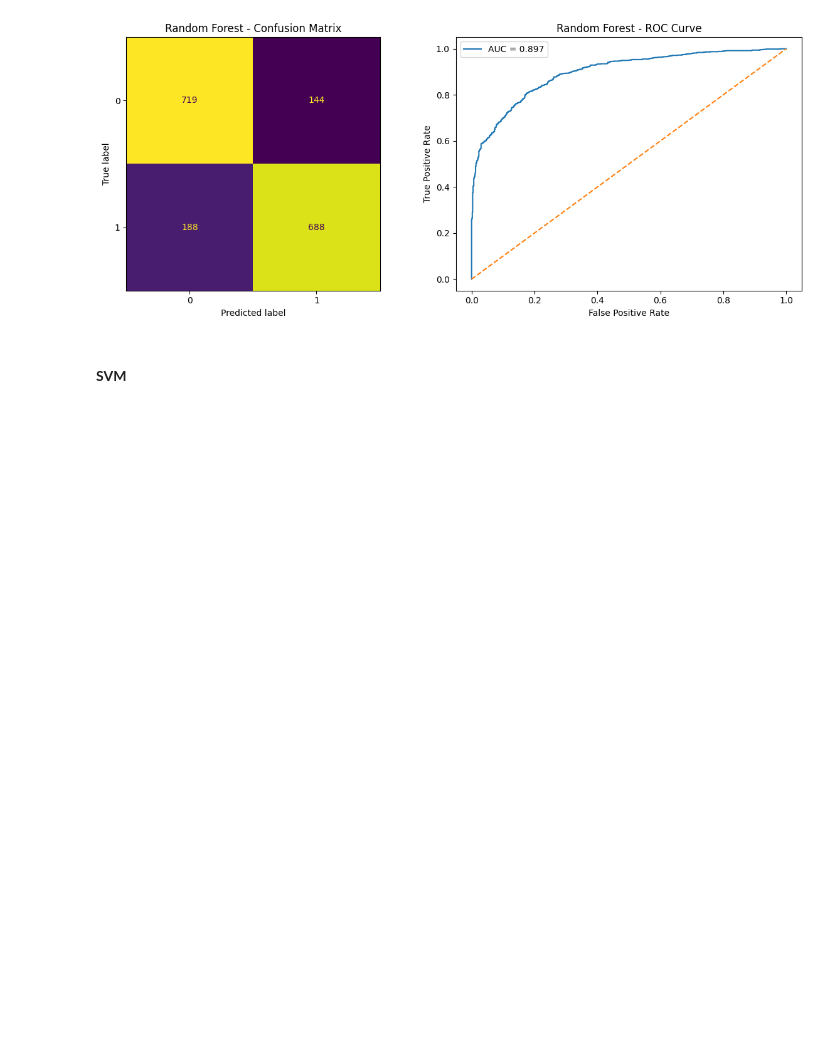
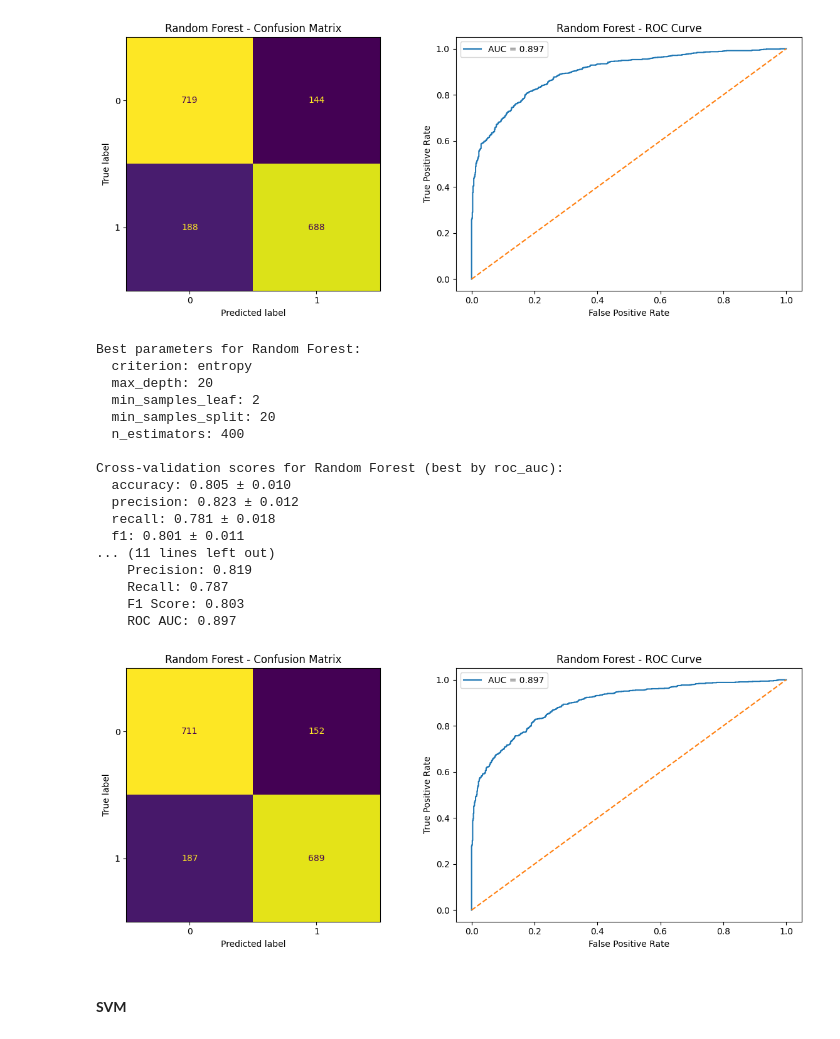
Before and after one commit to YarinArava/SpaceShipTitanic_FinalProject, a Jupyter notebook: Spaceship_Titanic_corrected.ipynb, the cells around one changed output. Saved outputs shown, nothing was run; the diff lists cells and outputs as text; code cells hidden in the pictures; blank space fills up the shorter version.

```diff
--- a/Spaceship_Titanic_corrected.ipynb
+++ b/Spaceship_Titanic_corrected.ipynb
@@ -2311,6 +2299,51 @@ Cross-validation scores for Random Forest (best by roc_auc):
     F1 Score: 0.806
     ROC AUC: 0.897
 [figure]
+# %%
+rf_grid = RandomForestClassifier()
+param_grid_rf = {
+    "n_estimators": [200, 400, 600],
+    "criterion": ["gini", "entropy"],
+    "max_depth": [None, 10, 20, 30, 50],
+    "min_samples_split": [2, 5, 10, 20, 30],
+    "min_samples_leaf": [1, 2, 5, 10]
+}
+cv_tune = RepeatedStratifiedKFold(n_splits=5, n_repeats=2)
+
+RF_search, RF_best_model, RF_best_params, RF_cv_results_grid \
+    = evaluate_model(rf_grid, param_grid_rf, X_train, y_train, cv=cv_tune)
+print_best_params("Random Forest", RF_best_params)
+
+print_all_scores_improved("Random Forest", RF_cv_results_grid)
+print_all_scores_improved("Random Forest", RF_cv_results_grid, best_by='f1')
+
+# Visualize performance of the best Random Forest model on the test set
+test_pred = RF_best_model.predict(X_test)
+test_prob = RF_best_model.predict_proba(X_test)[:, 1]
+
+print("\nTest set performance for Random Forest:")
+RF_reslist = comp_all_scores(y_test, test_pred, test_prob)
+plot_cm_and_roc(y_test, test_pred, test_prob, model_name="Random Forest")
+tests_results['Random Forest'] = RF_reslist
+# %% [output]
+Best parameters for Random Forest:
+  criterion: entropy
+  max_depth: 20
+  min_samples_leaf: 2
+  min_samples_split: 20
+  n_estimators: 400
+
+Cross-validation scores for Random Forest (best by roc_auc):
+  accuracy: 0.805 ± 0.010
+  precision: 0.823 ± 0.012
+  recall: 0.781 ± 0.018
+  f1: 0.801 ± 0.011
+... (11 lines left out)
+    Precision: 0.819
+    Recall: 0.787
+    F1 Score: 0.803
+    ROC AUC: 0.897
+[figure, added]
 # %% [markdown]
 #### **SVM**
 # %%
```
Also changed, not shown: parts of 8 cells of this notebook.
